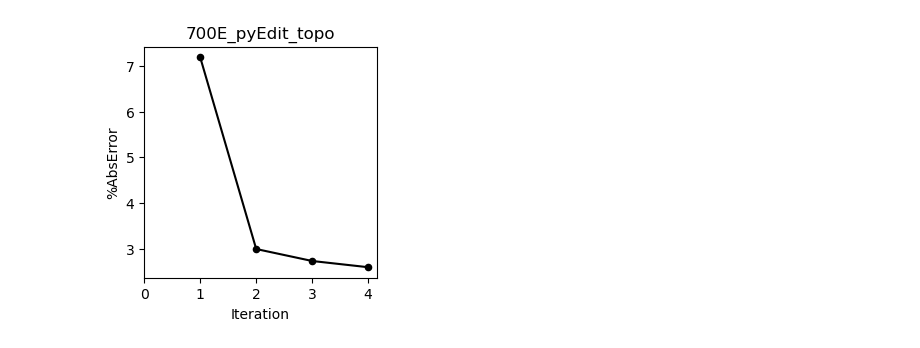
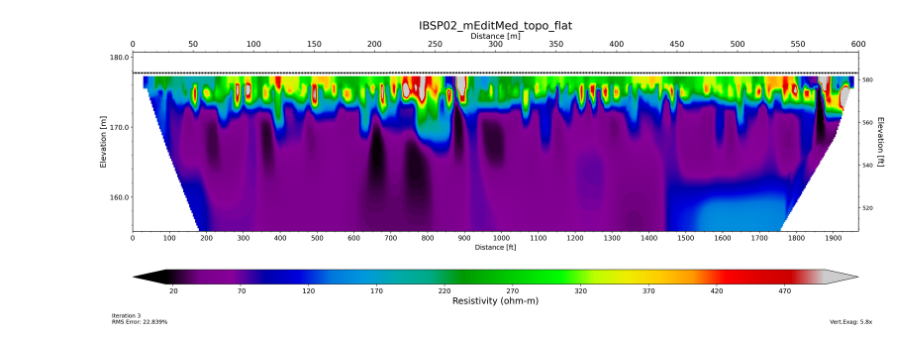
Before and after one commit to RJbalikian/InvPyplot, a Jupyter notebook: master_notebook.ipynb, the cells around one changed output. Cells and saved outputs as stored; diff of their text form; code cells hidden in the pictures.

Commit message:
plots refined

```diff
--- a/master_notebook.ipynb
+++ b/master_notebook.ipynb
@@ -13,6 +11,7 @@ import invplot
 # %%
+import invplot
 invFile = r"\\isgs-sinkhole.ad.uillinois.edu\geophysics\2DResistivityProjects\ChampaignCo\Fisher2022\Inversions\700E_pyEdit_topo.INV"
-invFilePath = pathlib.Path(invFile)
-inv_dict = invplot.ingest_inv(invFile, verbose=False)
+invFile = r"\\isgs-sinkhole.ad.uillinois.edu\geophysics\Lake Michigan Project\groundsurvey\Inversions\ReEdited_Inversions\IBSP02_mEditMed_topo_flat.INV"
+inv_dict = invplot.autoplot(inv_file=invFile, verbose=False, iteration=2, tight_layout=False, cMin=15, cMax=500, cBarOrientation='horizontal',figsize=(20, 8), dpi=220)
 # %% [output]
-[figure, old version]
+[figure, new version]
```
Also changed, not shown: parts of 3 cells of this notebook, 2 other files.
